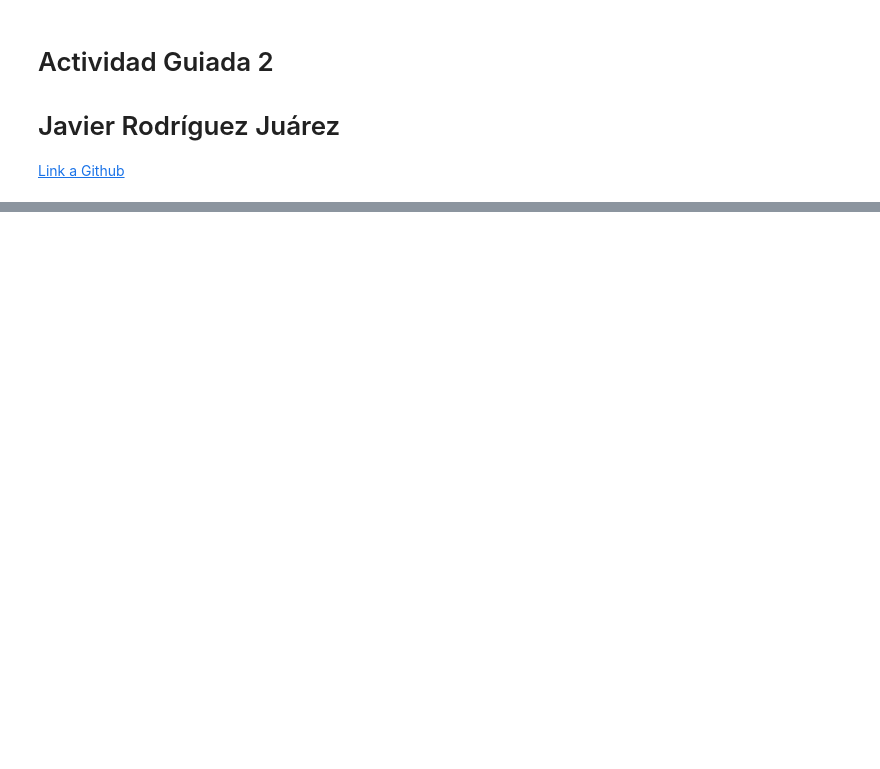
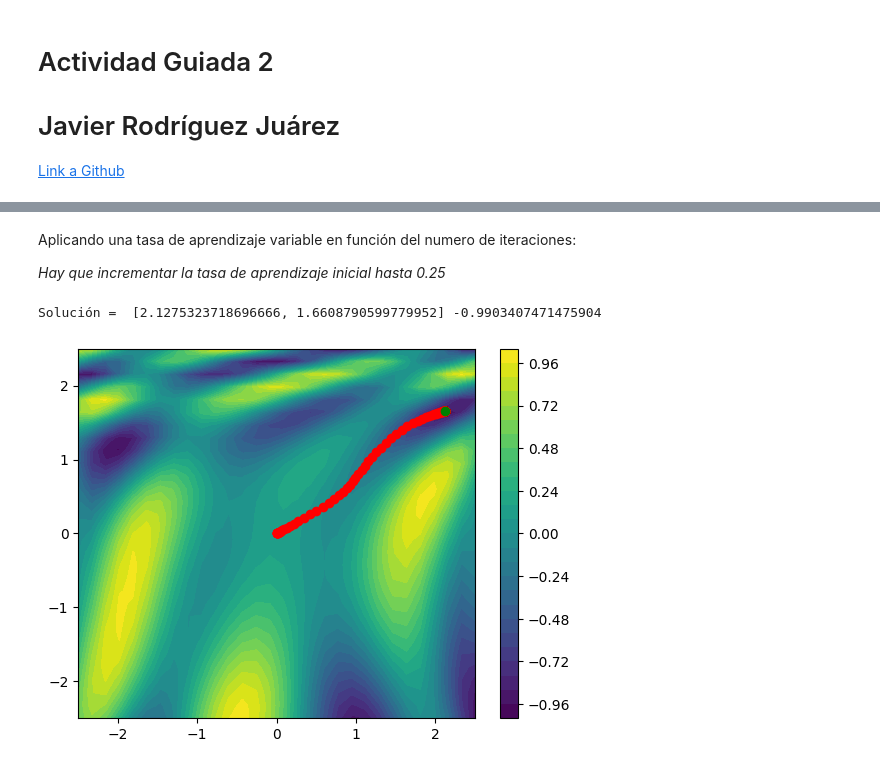
Before and after one commit to atarax-ia/VIU_03_Alg_Optimizacion, a Jupyter notebook: AG2/Algoritmos_Javier_Rodriguez_AG2.ipynb, the cells around one changed output, grey strips where cells are left out. Cells and saved outputs as stored; diff of their text form; code cells hidden in the pictures; blank space fills up the shorter version.

```diff
--- a/AG2/Algoritmos_Javier_Rodriguez_AG2.ipynb
+++ b/AG2/Algoritmos_Javier_Rodriguez_AG2.ipynb
@@ -45,0 +146,46 @@ Solución =  [7.728760333258575e-24, -2.4556061582266253e-23] 6.627338967210038e
+# %% [markdown]
+Aplicando una tasa de aprendizaje variable en función del numero de iteraciones:
+
+
+*Hay que incrementar la tasa de aprendizaje inicial hasta 0.25*
+# %%
+resolucion = 30
+rango = 2.5
+X = np.linspace(-rango, rango, resolucion)
+Y = np.linspace(-rango, rango, resolucion)
+Z = np.zeros((resolucion, resolucion))
+
+for ix, x in enumerate(X):
+  for iy, y in enumerate(Y):
+    Z[iy, ix] = f([x, y])
+
+contour = plt.contourf(X, Y, Z, resolucion)
+cbar = plt.colorbar(contour)
+
+# P = [random.uniform(-rango, rango), random.uniform(-rango, rango)]
+P = [0, 0]
+
+plt.plot(P[0], P[1], "o", c="red")
+
+ta = 0.25
+
+grad_ini = df(P)
+grad_prev = math.sqrt(grad_ini[0]**2 + grad_ini[1]**2)
+
+steps = 500
+for s in range(steps):
+  grad = df(P)
+  P[0], P[1] = P[0] - ta * grad[0], P[1] - ta * grad[1]
+  plt.plot(P[0], P[1], "o", c="red")
+
+  # Variacion en funcion del numero de iteraciones
+  mod_grad = math.sqrt(grad[0]**2 + grad[1]**2)
+  ta = ta * (1 - s / steps)
+  grad_prev = mod_grad
+
+
+plt.plot(P[0], P[1], "o", c="green")
+print("Solución = ", P, f(P))
+# %% [output]
+Solución =  [2.1275323718696666, 1.6608790599779952] -0.9903407471475904
+[figure, added]
```
Also changed, not shown: parts of 23 cells of this notebook.
